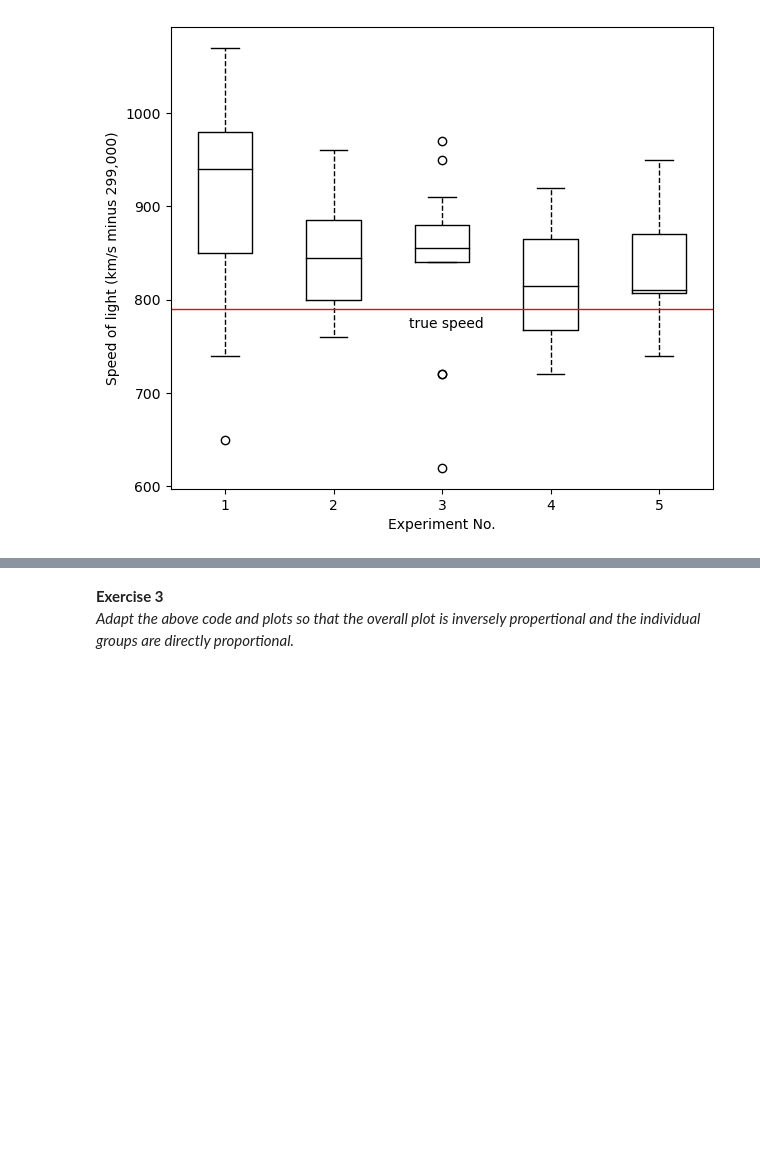
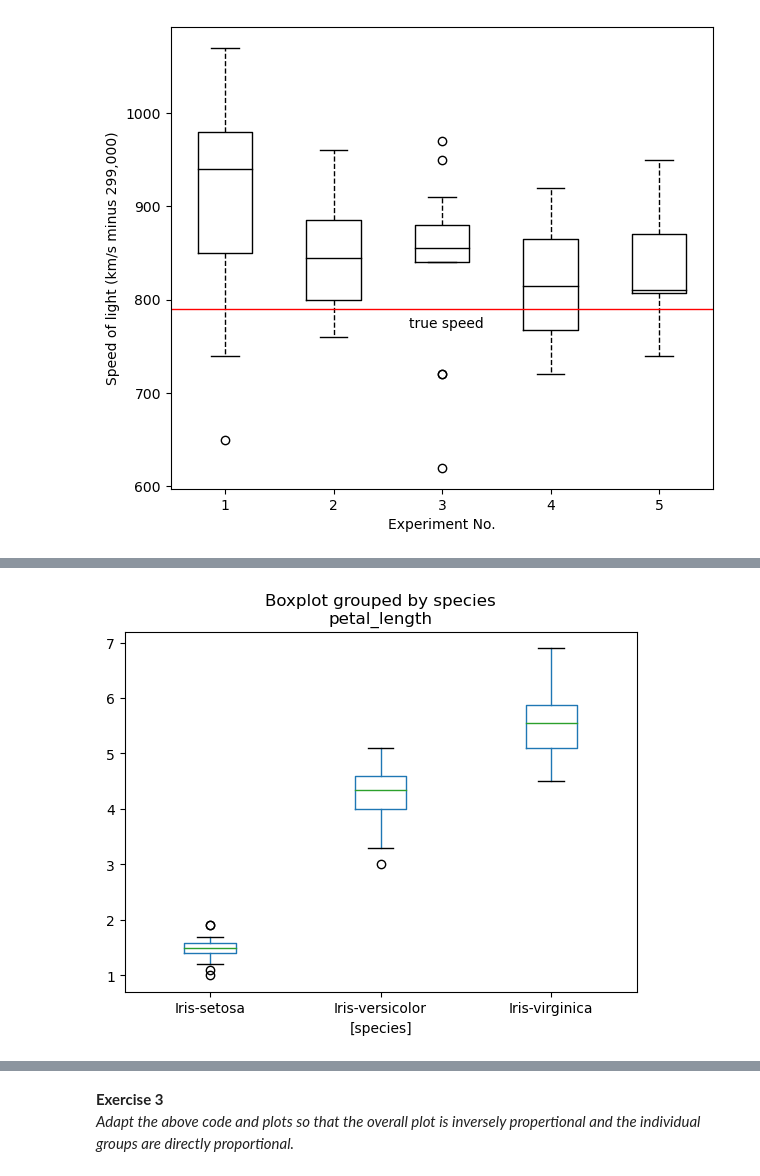
Before and after one commit to Tanja888/funddata-assessment, a Jupyter notebook: practicals/04-outliers-exercises.ipynb, the cells around one changed output, grey strips where cells are left out. Drawn from its saved outputs; the diff is of its cells as text; code cells hidden in the pictures; blank space fills up the shorter version.

```diff
--- a/practicals/04-outliers-exercises.ipynb
+++ b/practicals/04-outliers-exercises.ipynb
@@ -95,0 +139,4 @@ _Create box plots for all of the numercial variables in Fisher's Iris Data Set._
+# %%
+iris.boxplot(column=['petal_length'], by=['species'], grid=False);
+# %% [output]
+[figure, added]
```
Also changed, not shown: parts of 9 cells of this notebook, 1 other file.
